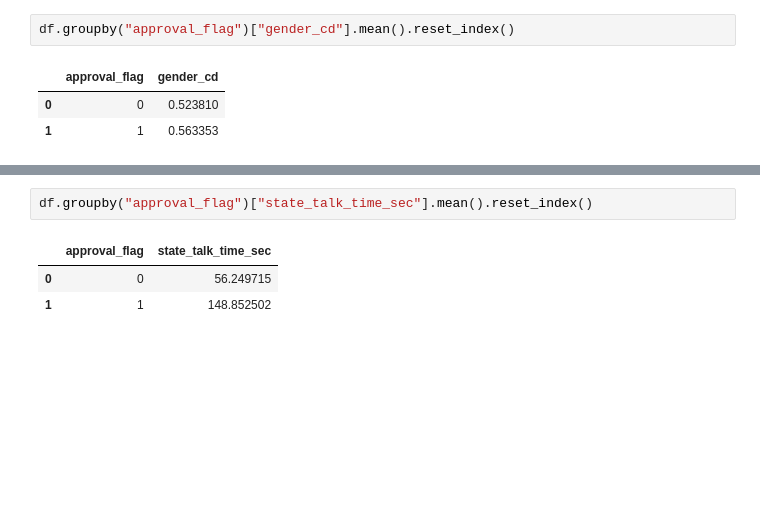
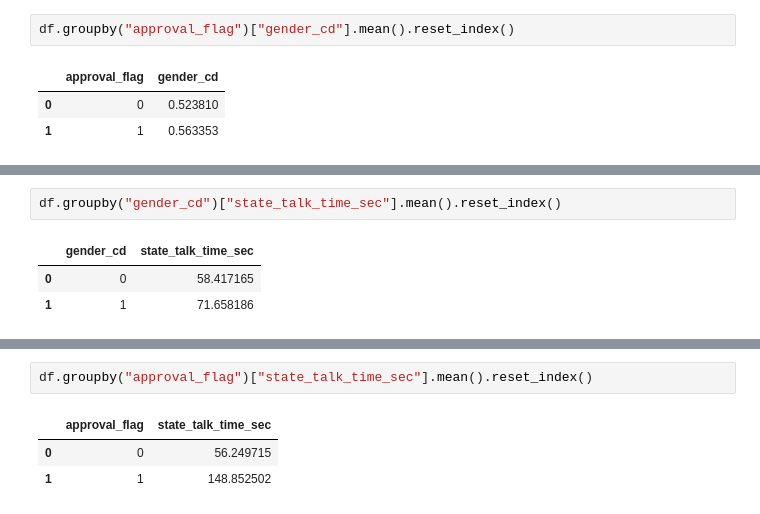
Before and after one commit to bygaga993/bread_dano_2024, a Jupyter notebook: comparative_analysis.ipynb, the cells around one changed output, grey strips where cells are left out. Cells and saved outputs as stored; diff of their text form; blank space fills up the shorter version.

```diff
--- a/comparative_analysis.ipynb
+++ b/comparative_analysis.ipynb
@@ -242,0 +309,6 @@ df.groupby("approval_flag")["gender_cd"].mean().reset_index()
+# %%
+df.groupby("gender_cd")["state_talk_time_sec"].mean().reset_index()
+# %% [output]
+|  | gender_cd | state_talk_time_sec |
+| 0 | 0 | 58.417165 |
+| 1 | 1 | 71.658186 |
```
Also changed, not shown: parts of 13 cells of this notebook.
